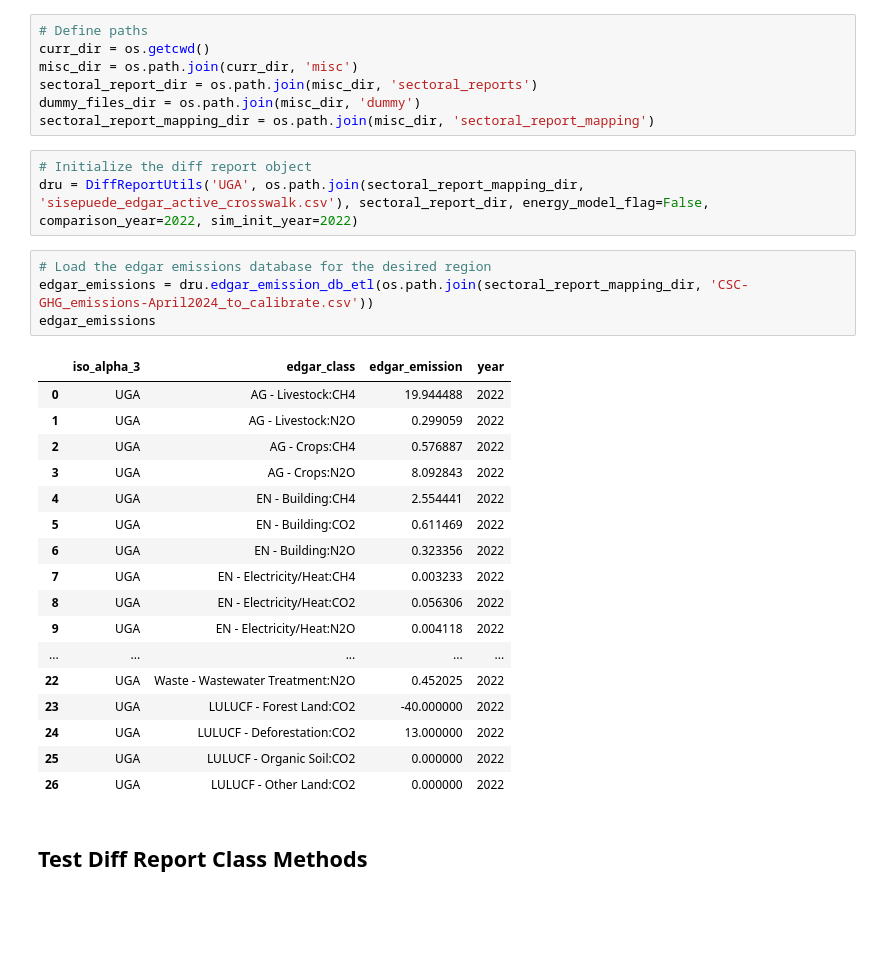
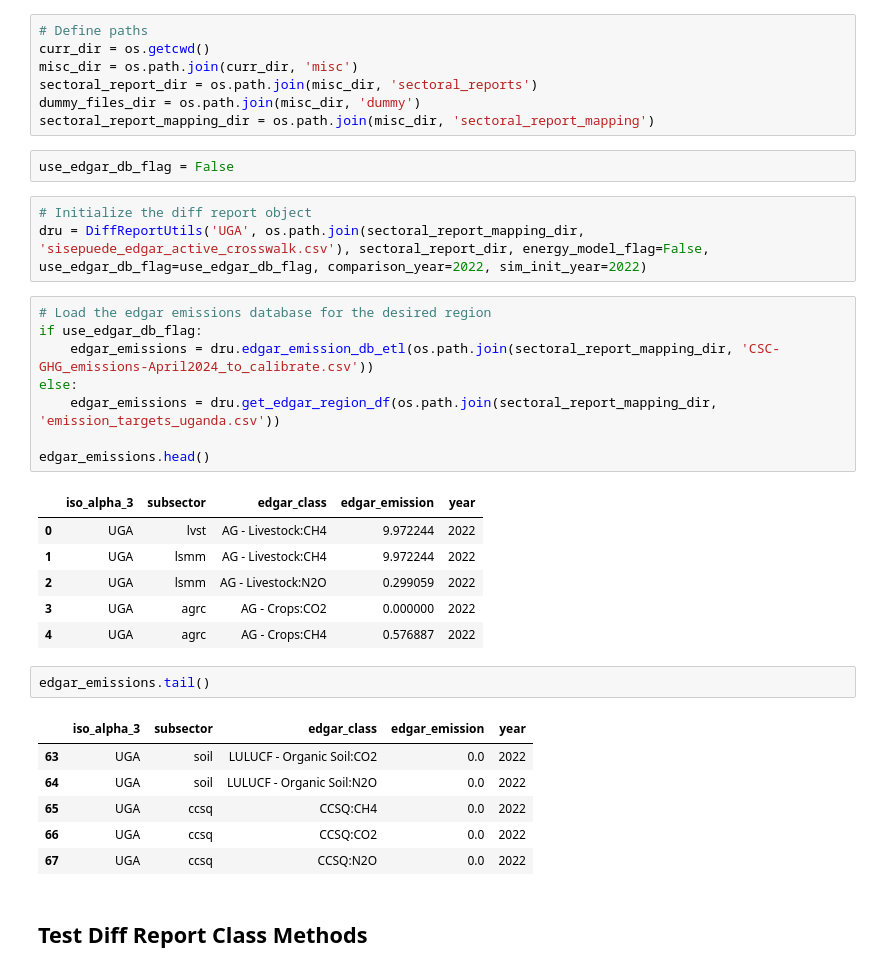
Before and after one commit to sisepuede-framework/ssp_data_calibration, a Jupyter notebook: src/test_diff_report_class.ipynb, the cells around one changed output. Drawn from its saved outputs; the diff is of its cells as text; blank space fills up the shorter version.

Commit message:
modify test diff report class notebook so it works with the new targets format

```diff
--- a/src/test_diff_report_class.ipynb
+++ b/src/test_diff_report_class.ipynb
@@ -17,31 +17,35 @@ misc_dir = os.path.join(curr_dir, 'misc')
 sectoral_report_dir = os.path.join(misc_dir, 'sectoral_reports')
 dummy_files_dir = os.path.join(misc_dir, 'dummy')
 sectoral_report_mapping_dir = os.path.join(misc_dir, 'sectoral_report_mapping')
+# %%
+use_edgar_db_flag = False
 # %%
 # Initialize the diff report object
-dru = DiffReportUtils('UGA', os.path.join(sectoral_report_mapping_dir, 'sisepuede_edgar_active_crosswalk.csv'), sectoral_report_dir, energy_model_flag=False, comparison_year=2022, sim_init_year=2022)
+dru = DiffReportUtils('UGA', os.path.join(sectoral_report_mapping_dir, 'sisepuede_edgar_active_crosswalk.csv'), sectoral_report_dir, energy_model_flag=False, use_edgar_db_flag=use_edgar_db_flag, comparison_year=2022, sim_init_year=2022)
 # %%
 # Load the edgar emissions database for the desired region
-edgar_emissions = dru.edgar_emission_db_etl(os.path.join(sectoral_report_mapping_dir, 'CSC-GHG_emissions-April2024_to_calibrate.csv'))
-edgar_emissions
+if use_edgar_db_flag:
+    edgar_emissions = dru.edgar_emission_db_etl(os.path.join(sectoral_report_mapping_dir, 'CSC-GHG_emissions-April2024_to_calibrate.csv'))
+else:
+    edgar_emissions = dru.get_edgar_region_df(os.path.join(sectoral_report_mapping_dir, 'emission_targets_uganda.csv'))
+
+edgar_emissions.head()
 # %% [output]
-|  | iso_alpha_3 | edgar_class | edgar_emission | year |
-| 0 | UGA | AG - Livestock:CH4 | 19.944488 | 2022 |
-| 1 | UGA | AG - Livestock:N2O | 0.299059 | 2022 |
-| 2 | UGA | AG - Crops:CH4 | 0.576887 | 2022 |
-| 3 | UGA | AG - Crops:N2O | 8.092843 | 2022 |
-| 4 | UGA | EN - Building:CH4 | 2.554441 | 2022 |
-| 5 | UGA | EN - Building:CO2 | 0.611469 | 2022 |
-| 6 | UGA | EN - Building:N2O | 0.323356 | 2022 |
-| 7 | UGA | EN - Electricity/Heat:CH4 | 0.003233 | 2022 |
-| 8 | UGA | EN - Electricity/Heat:CO2 | 0.056306 | 2022 |
-| 9 | UGA | EN - Electricity/Heat:N2O | 0.004118 | 2022 |
-| ... | ... | ... | ... | ... |
-| 22 | UGA | Waste - Wastewater Treatment:N2O | 0.452025 | 2022 |
-| 23 | UGA | LULUCF - Forest Land:CO2 | -40.000000 | 2022 |
-| 24 | UGA | LULUCF - Deforestation:CO2 | 13.000000 | 2022 |
-| 25 | UGA | LULUCF - Organic Soil:CO2 | 0.000000 | 2022 |
-| 26 | UGA | LULUCF - Other Land:CO2 | 0.000000 | 2022 |
+|  | iso_alpha_3 | subsector | edgar_class | edgar_emission | year |
+| 0 | UGA | lvst | AG - Livestock:CH4 | 9.972244 | 2022 |
+| 1 | UGA | lsmm | AG - Livestock:CH4 | 9.972244 | 2022 |
+| 2 | UGA | lsmm | AG - Livestock:N2O | 0.299059 | 2022 |
+| 3 | UGA | agrc | AG - Crops:CO2 | 0.000000 | 2022 |
+| 4 | UGA | agrc | AG - Crops:CH4 | 0.576887 | 2022 |
+# %%
+edgar_emissions.tail()
+# %% [output]
+|  | iso_alpha_3 | subsector | edgar_class | edgar_emission | year |
+| 63 | UGA | soil | LULUCF - Organic Soil:CO2 | 0.0 | 2022 |
+| 64 | UGA | soil | LULUCF - Organic Soil:N2O | 0.0 | 2022 |
+| 65 | UGA | ccsq | CCSQ:CH4 | 0.0 | 2022 |
+| 66 | UGA | ccsq | CCSQ:CO2 | 0.0 | 2022 |
+| 67 | UGA | ccsq | CCSQ:N2O | 0.0 | 2022 |
 # %% [markdown]
 ## Test Diff Report Class Methods
 # %%
```
Also changed, not shown: parts of 20 cells of this notebook.
